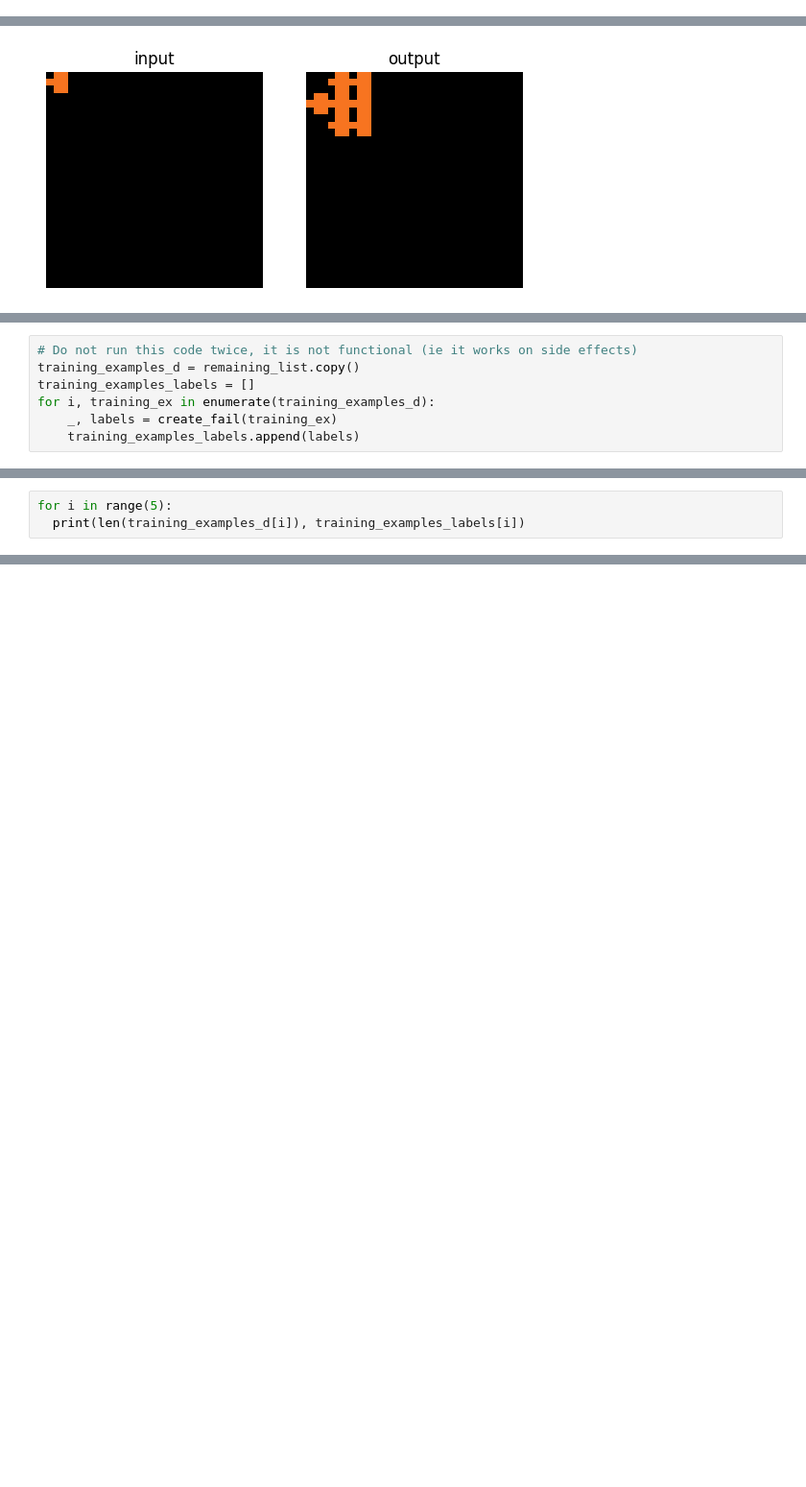
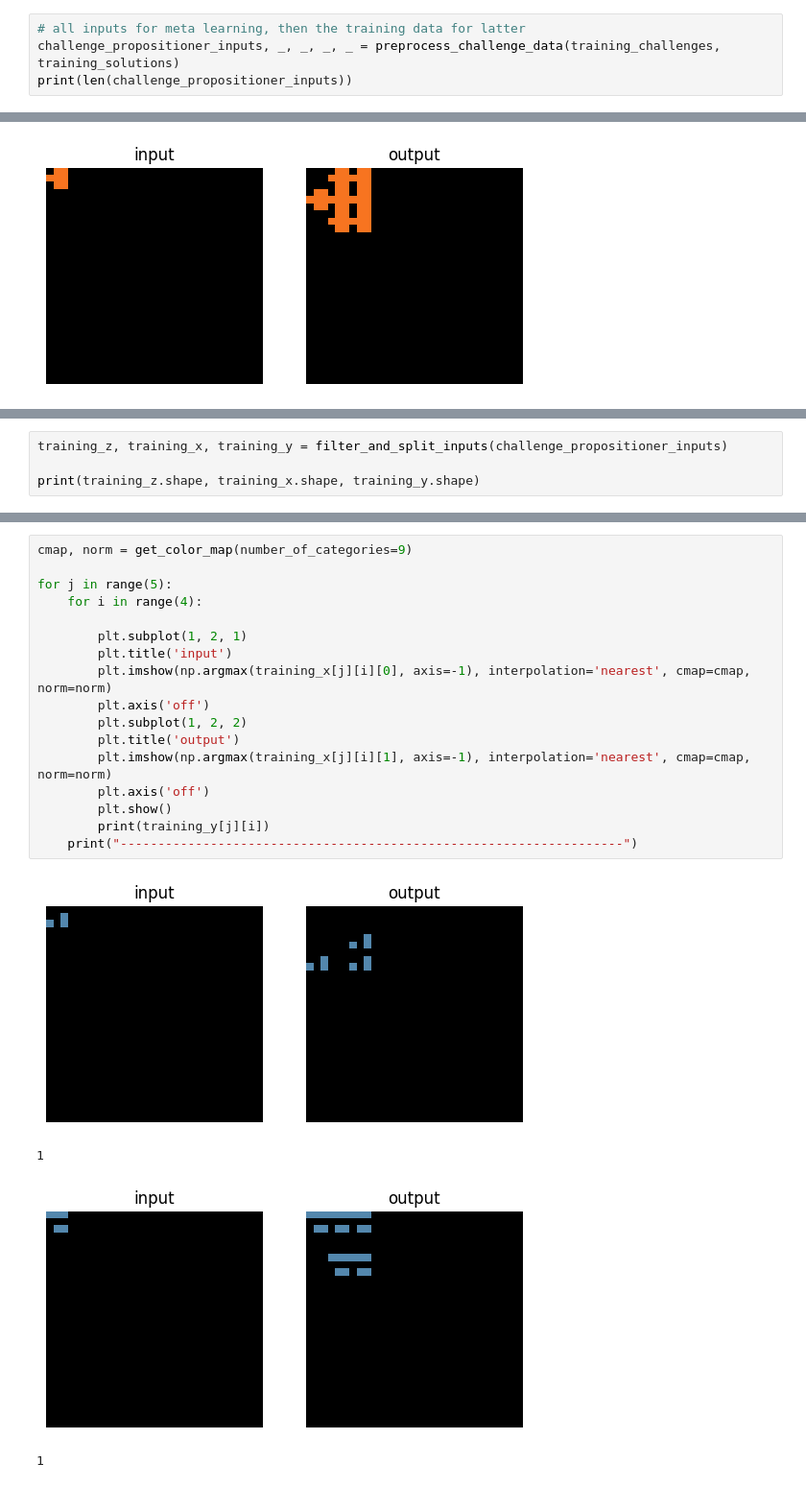
Before and after one commit to Pumafi/problem_solving_rl_pumafi, a Jupyter notebook: initial_test.ipynb, the cells around one changed output, grey strips where cells are left out. Shown at 96% size. Cells and saved outputs as stored; diff of their text form; blank space fills up the shorter version.

Commit message:
Adapted code to newly factored functions

```diff
--- a/initial_test.ipynb
+++ b/initial_test.ipynb
@@ -96,0 +92,4 @@ print(len(challenge_propositioner_inputs), len(train_solver_inputs), len(train_s
+# %%
+# all inputs for meta learning, then the training data for latter
+challenge_propositioner_inputs, _, _, _, _ = preprocess_challenge_data(training_challenges, training_solutions)
+print(len(challenge_propositioner_inputs))
@@ -214,7 +139,0 @@ list_of_pairs, remaining_list = split_into_two_lists(processed_inputs)
-# %%
-# Do not run this code twice, it is not functional (ie it works on side effects)
-training_examples_d = remaining_list.copy()
-training_examples_labels = []
-for i, training_ex in enumerate(training_examples_d):
-    _, labels = create_fail(training_ex)
-    training_examples_labels.append(labels)
@@ -224,3 +139,0 @@ WARNING:tensorflow:6 out of the last 11 calls to <function forward_process at 0x
-# %%
-for i in range(5):
-  print(len(training_examples_d[i]), training_examples_labels[i])
@@ -240,0 +140,4 @@ training_y = np.array(training_examples_labels)
+# %%
+training_z, training_x, training_y = filter_and_split_inputs(challenge_propositioner_inputs)
+
+print(training_z.shape, training_x.shape, training_y.shape)
@@ -240,0 +147,22 @@ training_y = np.array(training_examples_labels)
+# %%
+cmap, norm = get_color_map(number_of_categories=9)
+
+for j in range(5):
+    for i in range(4):
+
+        plt.subplot(1, 2, 1)
+        plt.title('input')
+        plt.imshow(np.argmax(training_x[j][i][0], axis=-1), interpolation='nearest', cmap=cmap, norm=norm)
+        plt.axis('off')
+        plt.subplot(1, 2, 2)
+        plt.title('output')
+        plt.imshow(np.argmax(training_x[j][i][1], axis=-1), interpolation='nearest', cmap=cmap, norm=norm)
+        plt.axis('off')
+        plt.show()
+        print(training_y[j][i])
+    print("-------------------------------------------------------------------")
+# %% [output]
+[figure, added]
+1
+[figure, added]
+1
```
Also changed, not shown: parts of 15 cells of this notebook.
